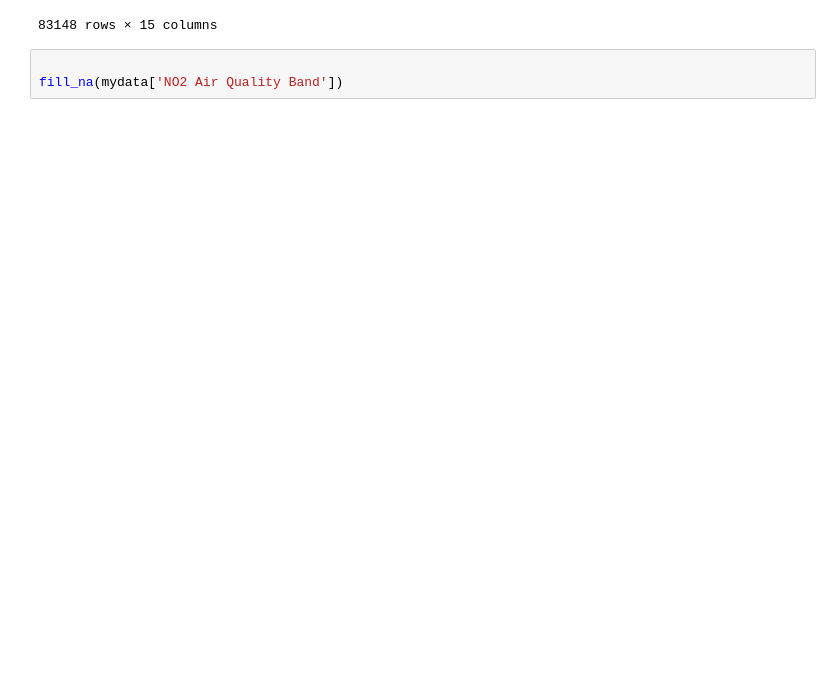
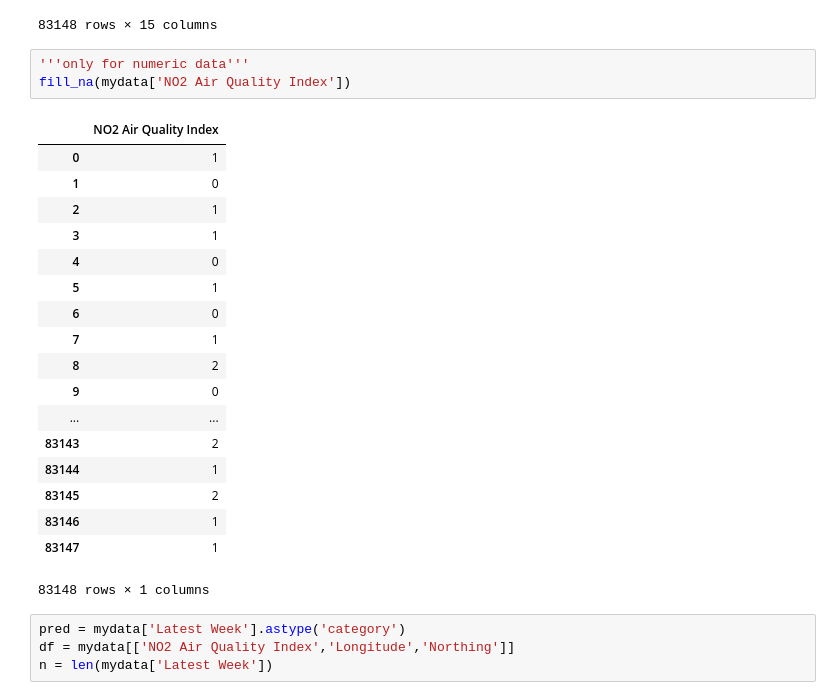
Before and after one commit to JustaGD/Udata, a Jupyter notebook: ml_homework.ipynb, the cells around one changed output. Cells and saved outputs as stored; diff of their text form; blank space fills up the shorter version.

```diff
--- a/ml_homework.ipynb
+++ b/ml_homework.ipynb
@@ -127,5 +127,28 @@ drop_na(mydata,0)
 | 83147 | IM1 | Camden - Holborn (Bee Midtown) | Kerbside | 21/01/2019 05:00:00 PM | Day 021 17:00 | Low | ... |
 83148 rows × 15 columns
 # %%
-
-fill_na(mydata['NO2 Air Quality Band'])
+'''only for numeric data'''
+fill_na(mydata['NO2 Air Quality Index'])
+# %% [output]
+|  | NO2 Air Quality Index |
+| 0 | 1 |
+| 1 | 0 |
+| 2 | 1 |
+| 3 | 1 |
+| 4 | 0 |
+| 5 | 1 |
+| 6 | 0 |
+| 7 | 1 |
+| 8 | 2 |
+| 9 | 0 |
+| ... | ... |
+| 83143 | 2 |
+| 83144 | 1 |
+| 83145 | 2 |
+| 83146 | 1 |
+| 83147 | 1 |
+83148 rows × 1 columns
+# %%
+pred = mydata['Latest Week'].astype('category')
+df = mydata[['NO2 Air Quality Index','Longitude','Northing']]
+n = len(mydata['Latest Week'])
```
Also changed, not shown: parts of 4 cells of this notebook, 1 other file.
